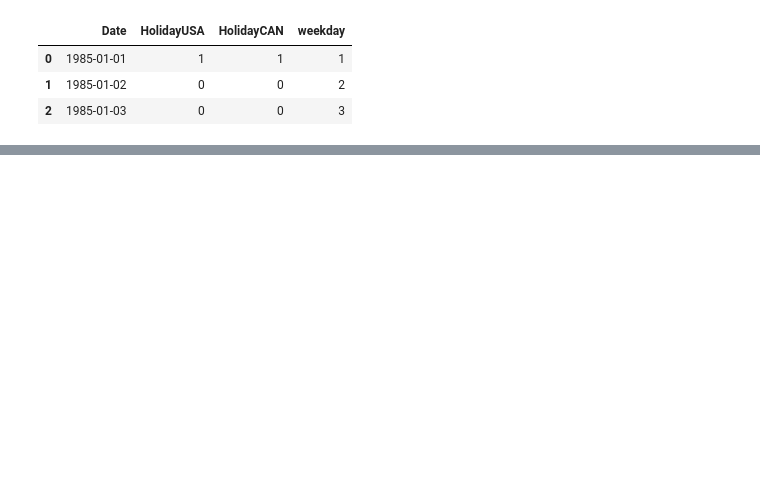
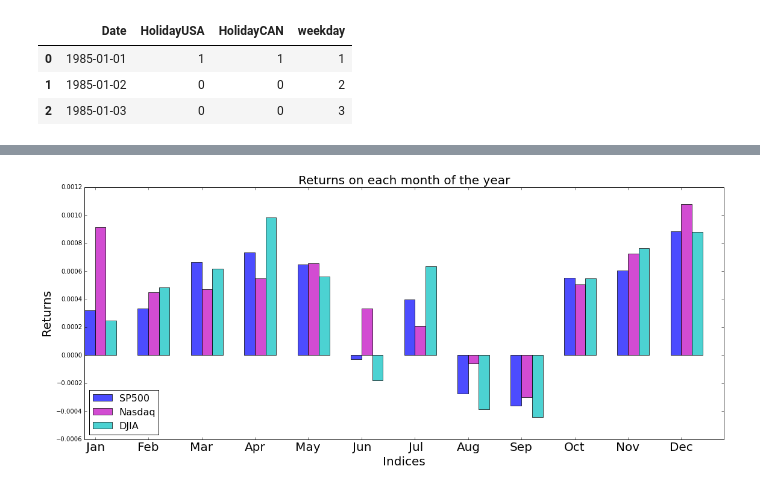
Before and after one commit to alisher13/Stock-Market-Anomalies, a Jupyter notebook: all_anomalies.ipynb, the cells around one changed output, grey strips where cells are left out. Cells and saved outputs as stored; diff of their text form; code cells hidden in the pictures; blank space fills up the shorter version.

```diff
--- a/all_anomalies.ipynb
+++ b/all_anomalies.ipynb
@@ -446,4 +421,62 @@ moon_sp, no_moon_sp
 (0.0018394233679377074, 0.00032206040787932378)
+# %%
+sp_month_return = []
+nq_month_return = []
+dj_month_return = []
+
+for i in range(1, 13):
+    sp_month_return.append(sp_data[sp_data['Month'] == i]['percent_change'].mean())
+sp_month_return
+for i in range(1, 13):
+    nq_month_return.append(nq_data[nq_data['Month'] == i]['percent_change'].mean())
+sp_month_return
+for i in range(1, 13):
+    dj_month_return.append(dj_data[dj_data['Month'] == i]['percent_change'].mean())
+sp_month_return
+
+
+months = ['Jan', 'Feb', 'Mar', 'Apr', 'May', 'Jun', 'Jul', 'Aug', 'Sep', 'Oct', 'Nov', 'Dec']
+
+
+fig = plt.figure(figsize=(16, 7))
+bar_width = 0.2
+
+opacity = 0.7
+n_groups = 12
+
+index = np.arange(n_groups)
+
+rects1 = plt.bar(index, sp_month_return, bar_width,
+                 alpha=opacity,
+                 color='b',
+                 label='SP500')
+rects2 = plt.bar(index + bar_width, nq_month_return, bar_width,
+                 alpha=opacity,
+                 color='m',
+                 label='Nasdaq')
+
+rects3 = plt.bar(index + bar_width + bar_width, dj_month_return, bar_width,
+                 alpha=opacity,
+                 color='c',
+                 label='DJIA')
+
+
+plt.xlabel('Indices', fontsize=20)
+plt.ylabel('Returns', fontsize=20)
+plt.title('Returns on each month of the year', fontsize=20)
+plt.xticks(index + bar_width, (months), fontsize=20)
+plt.legend()
+plt.legend(loc = 3, prop={'size':16})
+plt.tight_layout()
+
+plt.show()
+
+
+
+# len(sp_month_return)
+# sp_month_return
+# %% [output]
+[figure, added]
 # %%
 import numpy as np
 import statsmodels.api as sm
```
Also changed, not shown: parts of 15 cells of this notebook.
